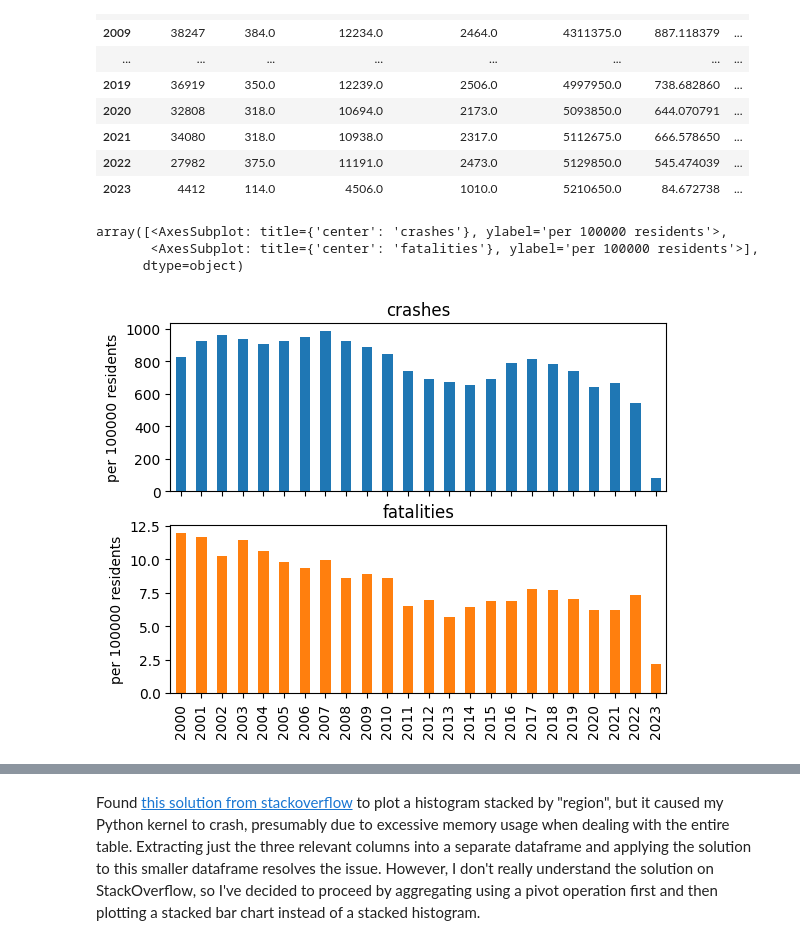
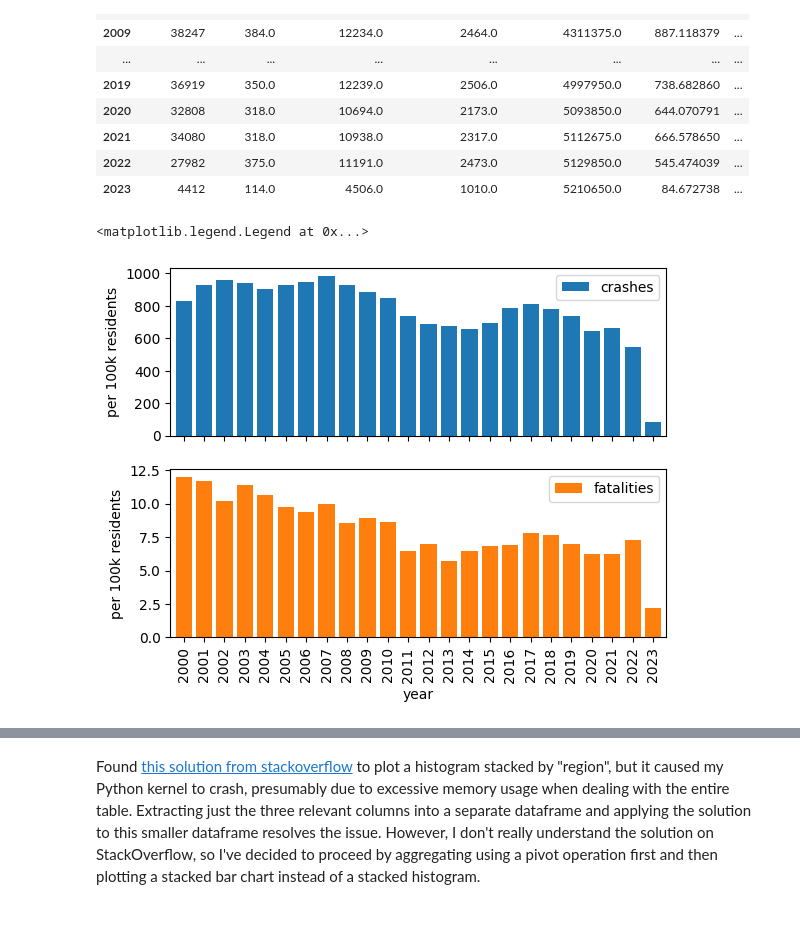
Before and after one commit to dmitrische/cas-data-exploration, a Jupyter notebook: assignment.ipynb, the cells around one changed output, grey strips where cells are left out. Saved outputs shown, nothing was run; the diff lists cells and outputs as text; code cells hidden in the pictures.

```diff
--- a/assignment.ipynb
+++ b/assignment.ipynb
@@ -163,6 +163,8 @@ annual_counts.rename(columns={"Estimated resident population":"estimatedPopulati
 # Calculate crash and fatality counts per capita
 annual_counts['crashesPer100k'] = (100000*annual_counts['crashCount'])/annual_counts['estimatedPopulation']
 annual_counts['fatalitiesPer100k'] = (100000*annual_counts['fatalCount'])/annual_counts['estimatedPopulation']
+annual_counts['injuriesPer100Crashes'] = 100*(annual_counts['minorInjuryCount']+annual_counts['seriousInjuryCount'])/annual_counts['crashCount']
+annual_counts['fatalitiesPer100Crashes'] = 100*annual_counts['fatalCount']/annual_counts['crashCount']
 annual_counts
 # %% [output]
 |  | crashCount | fatalCount | minorInjuryCount | seriousInjuryCount | estimatedPopulation | crashesPer100k | ... |
@@ -183,13 +185,15 @@ annual_counts
 | 2022 | 27982 | 375.0 | 11191.0 | 2473.0 | 5129850.0 | 545.474039 | ... |
 | 2023 | 4412 | 114.0 | 4506.0 | 1010.0 | 5210650.0 | 84.672738 | ... |
 # %%
-annual_counts[['crashesPer100k','fatalitiesPer100k']].plot.bar(ylabel='per 100000 residents',
+axs = annual_counts[['crashesPer100k','fatalitiesPer100k']].plot.bar(ylabel='per 100k residents',
+                                                               xlabel='year',
                                                                subplots=True,
-                                                               title=['crashes','fatalities'],
-                                                               legend=False
+                                                               title=['',''],
+                                                               legend=True,
+                                                               width=0.8
                                                               )
+axs[0].legend(labels=['crashes'])
+axs[1].legend(labels=['fatalities'])
 # %% [output]
-array([<AxesSubplot: title={'center': 'crashes'}, ylabel='per 100000 residents'>,
-       <AxesSubplot: title={'center': 'fatalities'}, ylabel='per 100000 residents'>],
-      dtype=object)
+<matplotlib.legend.Legend at 0x...>
-[figure, old version]
+[figure, new version]
```
Also changed, not shown: parts of 24 cells of this notebook, 2 other files.
